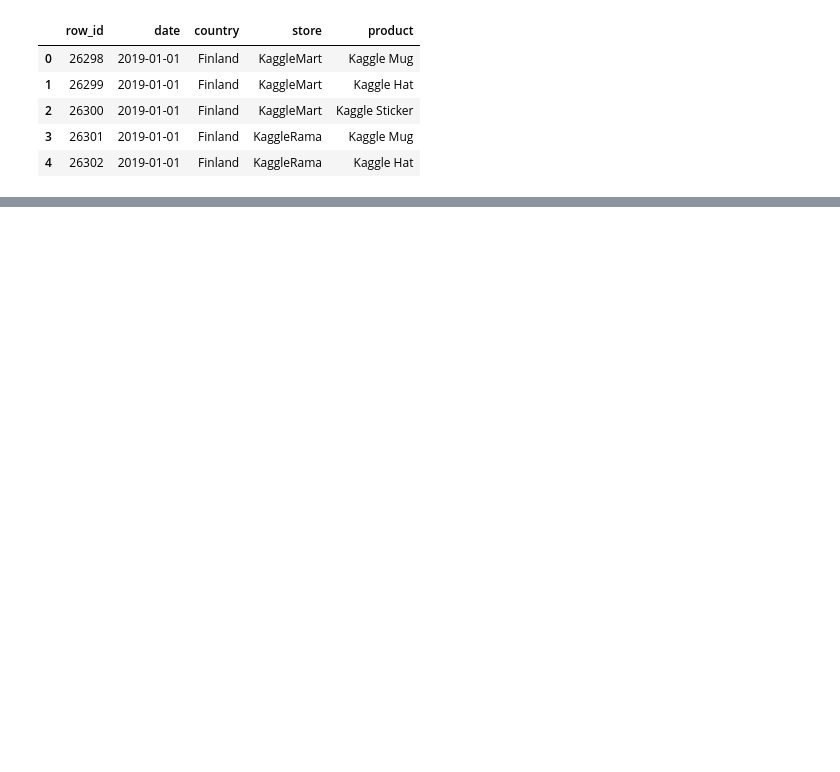
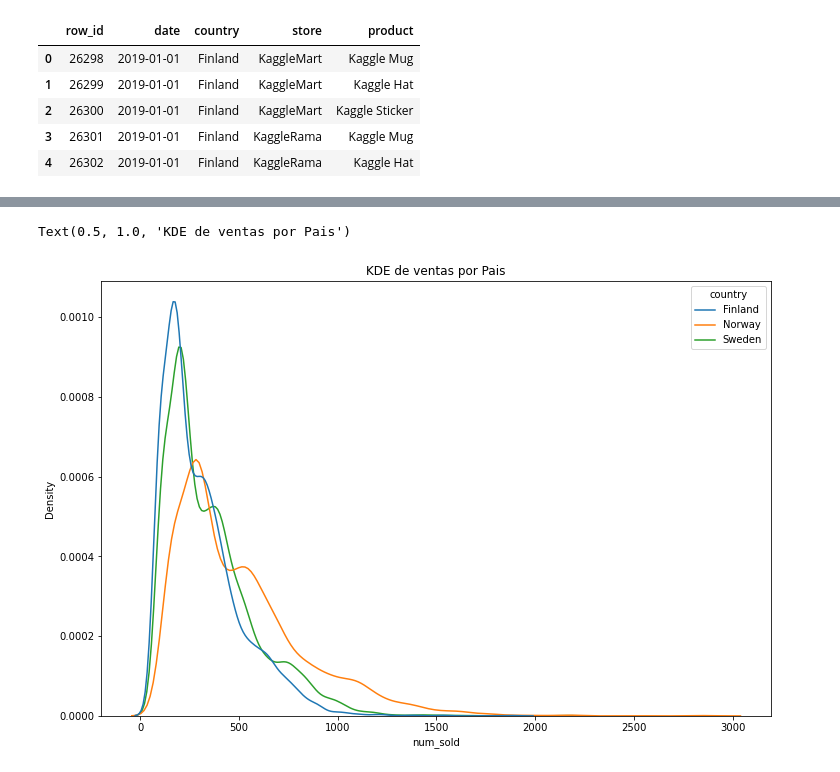
Before and after one commit to ccollado7/kaggle-tps-jan2022, a Jupyter notebook: notebooks/EDA/kaggle-tps-EDA.ipynb, the cells around one changed output, grey strips where cells are left out. Cells and saved outputs as stored; diff of their text form; code cells hidden in the pictures; blank space fills up the shorter version.

```diff
--- a/notebooks/EDA/kaggle-tps-EDA.ipynb
+++ b/notebooks/EDA/kaggle-tps-EDA.ipynb
@@ -75,0 +98,8 @@ Report TPS - Train.html was generated! NOTEBOOK/COLAB USERS: the web browser MAY
+# %%
+#distribucion de numero de ventas en funcion del pais
+
+plt.figure(figsize=(12,8))
+sns.kdeplot(data=train, x="num_sold", hue="country").set_title('KDE de ventas por Pais')
+# %% [output]
+Text(0.5, 1.0, 'KDE de ventas por Pais')
+[figure, added]
```
Also changed, not shown: parts of 30 cells of this notebook.
